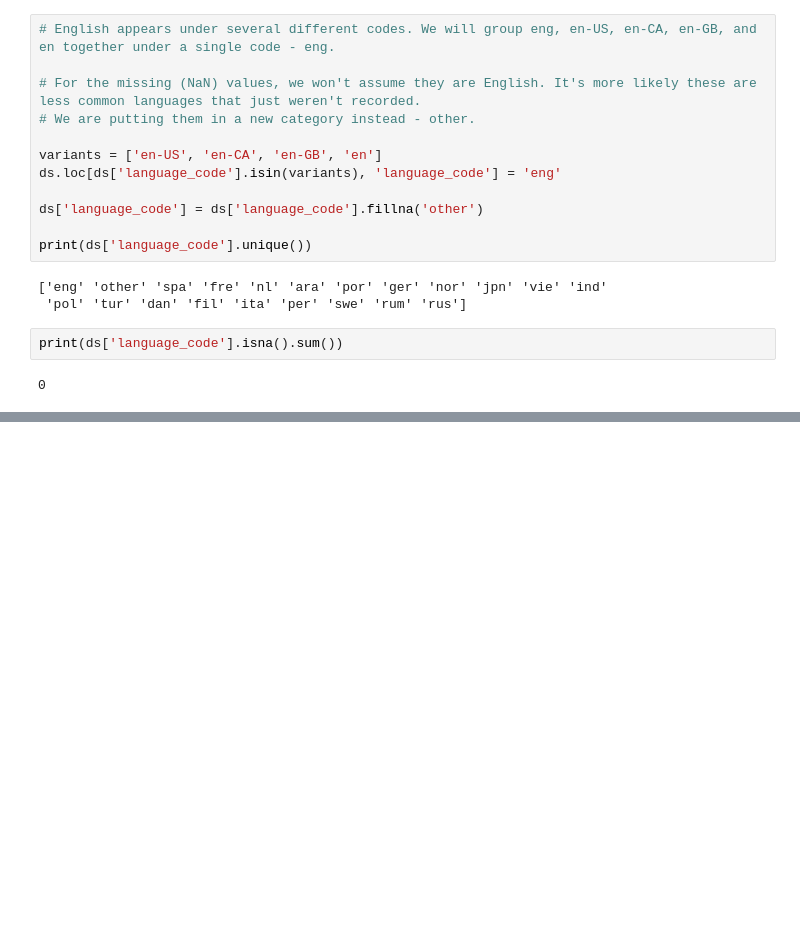
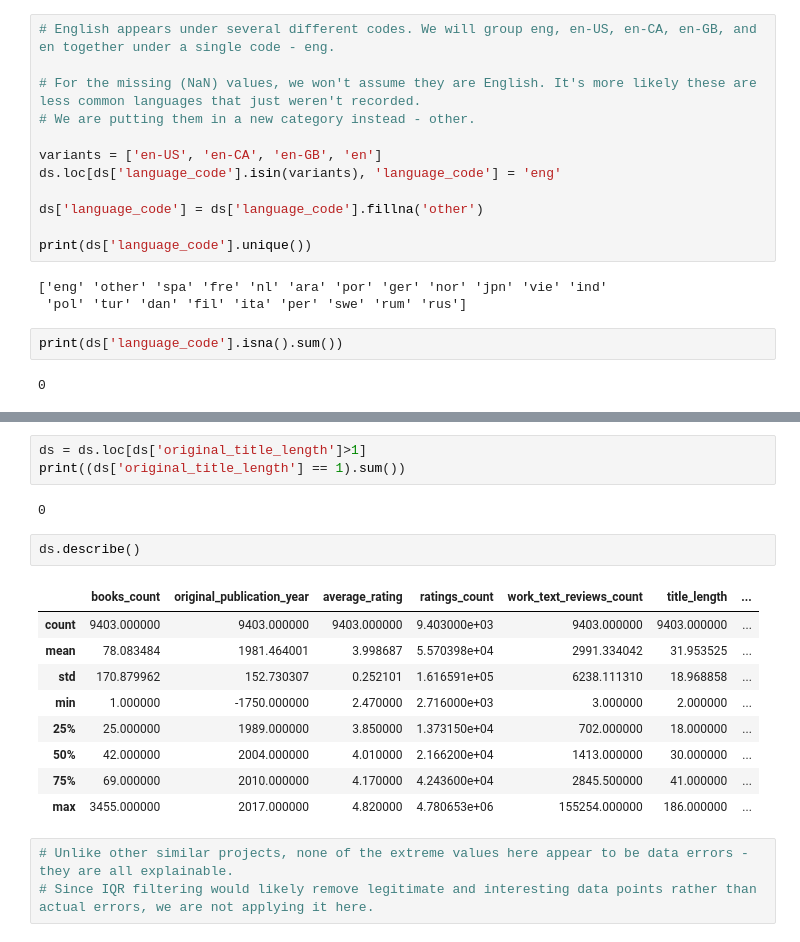
Before and after one commit to tamaracvijan/books-reviews, a Jupyter notebook: script.ipynb, the cells around one changed output, grey strips where cells are left out. Cells and saved outputs as stored; diff of their text form; blank space fills up the shorter version.

```diff
--- a/script.ipynb
+++ b/script.ipynb
@@ -158,0 +182,20 @@ print(ds['language_code'].isna().sum())
+# %%
+ds = ds.loc[ds['original_title_length']>1]
+print((ds['original_title_length'] == 1).sum())
+# %% [output]
+0
+# %%
+ds.describe()
+# %% [output]
+|  | books_count | original_publication_year | average_rating | ratings_count | work_text_reviews_count | title_length | ... |
+| count | 9403.000000 | 9403.000000 | 9403.000000 | 9.403000e+03 | 9403.000000 | 9403.000000 | ... |
+| mean | 78.083484 | 1981.464001 | 3.998687 | 5.570398e+04 | 2991.334042 | 31.953525 | ... |
+| std | 170.879962 | 152.730307 | 0.252101 | 1.616591e+05 | 6238.111310 | 18.968858 | ... |
+| min | 1.000000 | -1750.000000 | 2.470000 | 2.716000e+03 | 3.000000 | 2.000000 | ... |
+| 25% | 25.000000 | 1989.000000 | 3.850000 | 1.373150e+04 | 702.000000 | 18.000000 | ... |
+| 50% | 42.000000 | 2004.000000 | 4.010000 | 2.166200e+04 | 1413.000000 | 30.000000 | ... |
+| 75% | 69.000000 | 2010.000000 | 4.170000 | 4.243600e+04 | 2845.500000 | 41.000000 | ... |
+| max | 3455.000000 | 2017.000000 | 4.820000 | 4.780653e+06 | 155254.000000 | 186.000000 | ... |
+# %%
+# Unlike other similar projects, none of the extreme values here appear to be data errors - they are all explainable.
+# Since IQR filtering would likely remove legitimate and interesting data points rather than actual errors, we are not applying it here.
```
Also changed, not shown: parts of 4 cells of this notebook.
